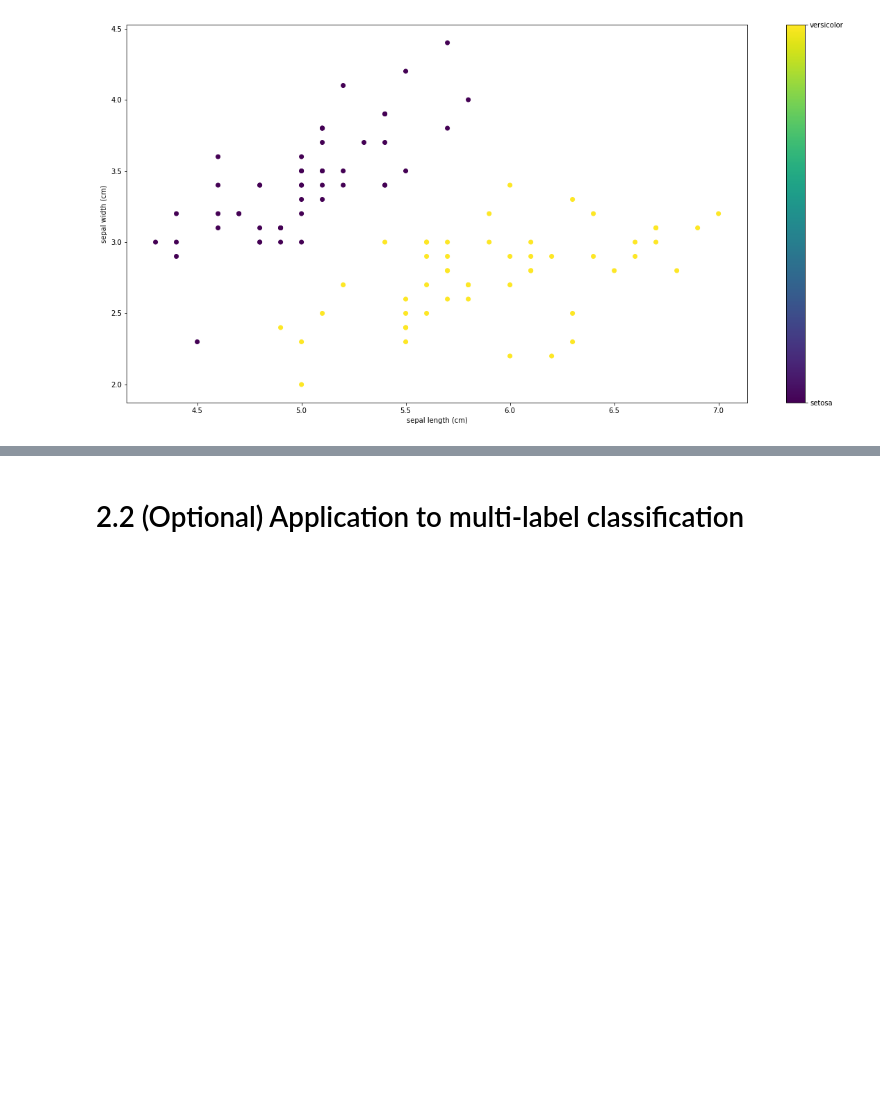
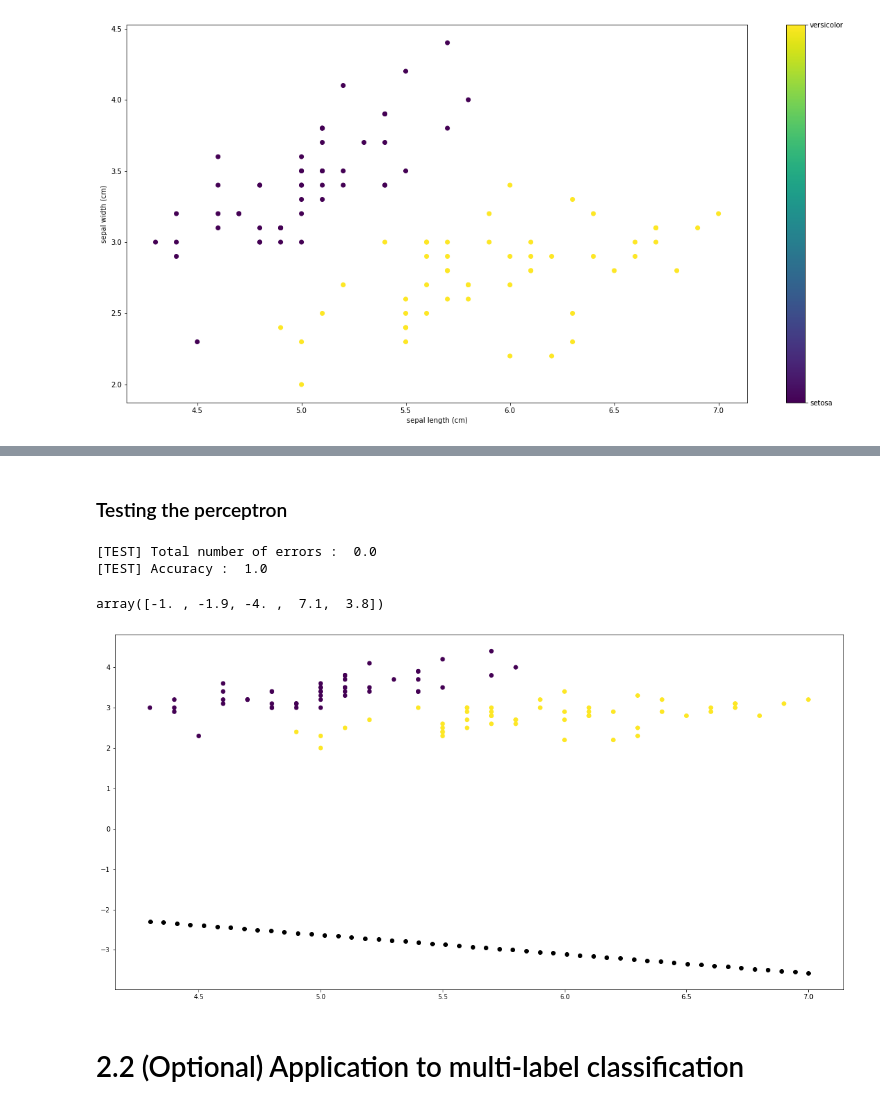
Before and after one commit to Panongbene/masster2IPP, a Jupyter notebook: TP_Perceptron_BOUNHAR_SWADOGO.ipynb, the cells around one changed output, grey strips where cells are left out. Saved outputs shown, nothing was run; the diff lists cells and outputs as text; code cells hidden in the pictures; blank space fills up the shorter version.

```diff
--- a/TP_Perceptron_BOUNHAR_SWADOGO.ipynb
+++ b/TP_Perceptron_BOUNHAR_SWADOGO.ipynb
@@ -462,0 +516,2 @@ plt.show()
+# %%
+Y = df["Class"]
@@ -462,0 +551,2 @@ plt.show()
+# %%
+X_train, X_test, y_train, y_test = train_test_split(X, Y, test_size=0.35, random_state=10)
@@ -463,3 +575,55 @@ plt.show()
+# %%
+W = np.zeros(5, dtype=int)
+learningRates = 1
+
+W, lossTraining = training(X_train_np, y_train_np, W, learningRates)
+# %% [markdown]
+### Testing the perceptron
+# %%
+# Visualization of data generated with the solution
+y_pred = testing(X_test_np, y_test_np, W, 1)
+# %% [output]
+[TEST] Total number of errors :  0.0
+[TEST] Accuracy :  1.0
+# %%
+W
+# %% [output]
+array([-1. , -1.9, -4. ,  7.1,  3.8])
+# %%
+def plot_data_with_decision_line(X, Y, W):
+    """This function plots the data with decision region."""
+    plt.figure(figsize=(20,10))
+
+    if(W[1]==0):
+        X1 = np.arange(4-W[0],4+W[0],0.01)
+    else:
+        X1 = np.arange((4-W[0])/W[1],(4+W[0])/W[1],0.01)
+
+    #Y1 =  W[1]*X1 + W[0]
+    Y1 = (W[3]/W[0]+ W[2]/W[0] + W[1]/W[0])*X1 + W[0]
+
+    ##########################################
+    ##########################################
+
+
+    # Here i am calculating slope and intercept with the given weights
+    for i in np.linspace(np.amin(X[:,:1]),np.amax(X[:,:1])):
+        slope = -(W[0]/W[2])/(W[0]/W[1])
+        intercept = -W[0]/W[2]
+
+        y = (slope*i) + intercept
+        plt.plot(i, y,'ko')
+
+    plt.scatter(X[:,0], X[:,1], c=Y)
+    #print(W)
+    #print(X1)
+    #print(Y1)
+    #plt.plot(X1, Y1)
+    plt.show()
+# %%
+plot_data_with_decision_line(X_np, Y_np, W)
+# %% [output]
+[figure, added]
 # %% [markdown]
 # 2.2 (Optional) Application to multi-label classification
 # %%
```
Also changed, not shown: parts of 40 cells of this notebook.
